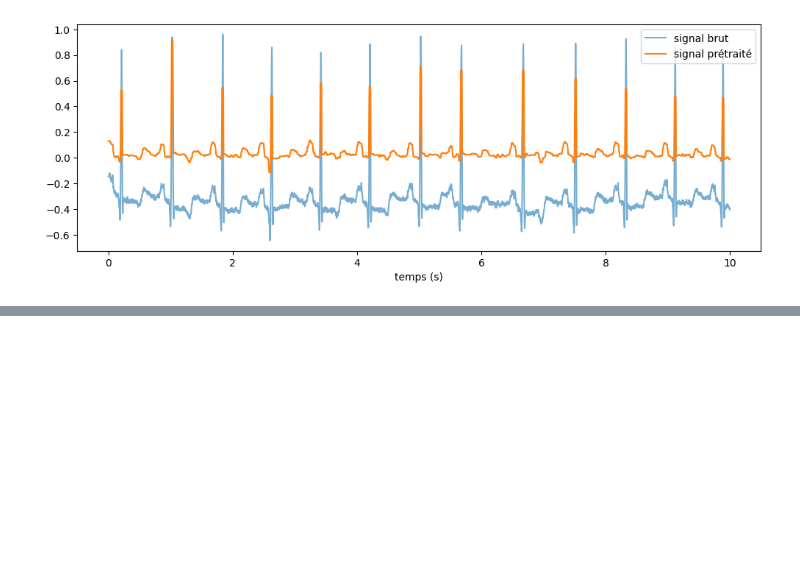
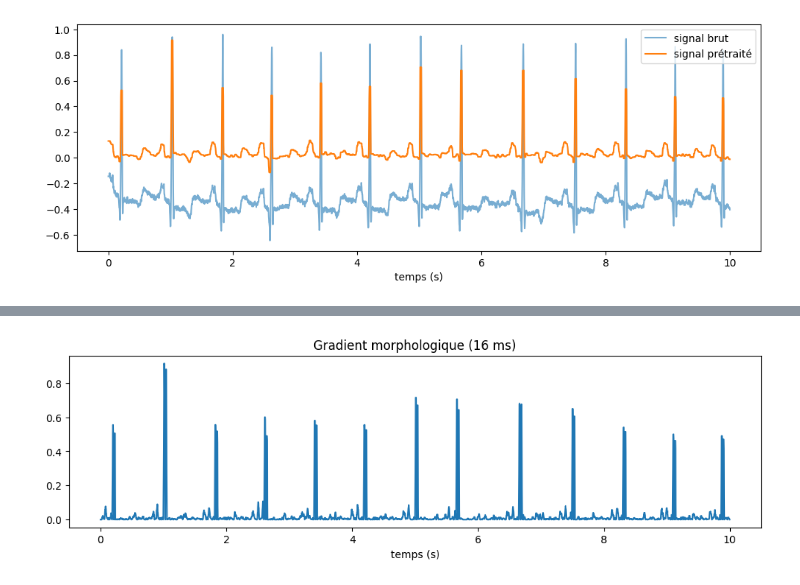
Before and after one commit to ROUA329/CardioMorph, a Jupyter notebook: cardiomorph-ecg.ipynb, the cells around one changed output, grey strips where cells are left out. Saved outputs shown, nothing was run; the diff lists cells and outputs as text; code cells hidden in the pictures; blank space fills up the shorter version.

```diff
--- a/cardiomorph-ecg.ipynb
+++ b/cardiomorph-ecg.ipynb
@@ -256,0 +288,11 @@ plt.xlabel("temps (s)"); plt.legend(); plt.show()
+# %%
+def gradient(x, n):
+    return dilatation(x, n) - erosion(x, n)
+
+grad = gradient(x_final, ms_vers_echantillons(16, fs))
+
+plt.figure(figsize=(12, 3))
+plt.plot(t, grad)
+plt.xlabel("temps (s)"); plt.title("Gradient morphologique (16 ms)"); plt.show()
+# %% [output]
+[figure, added]
```
Also changed, not shown: parts of 3 cells of this notebook.
